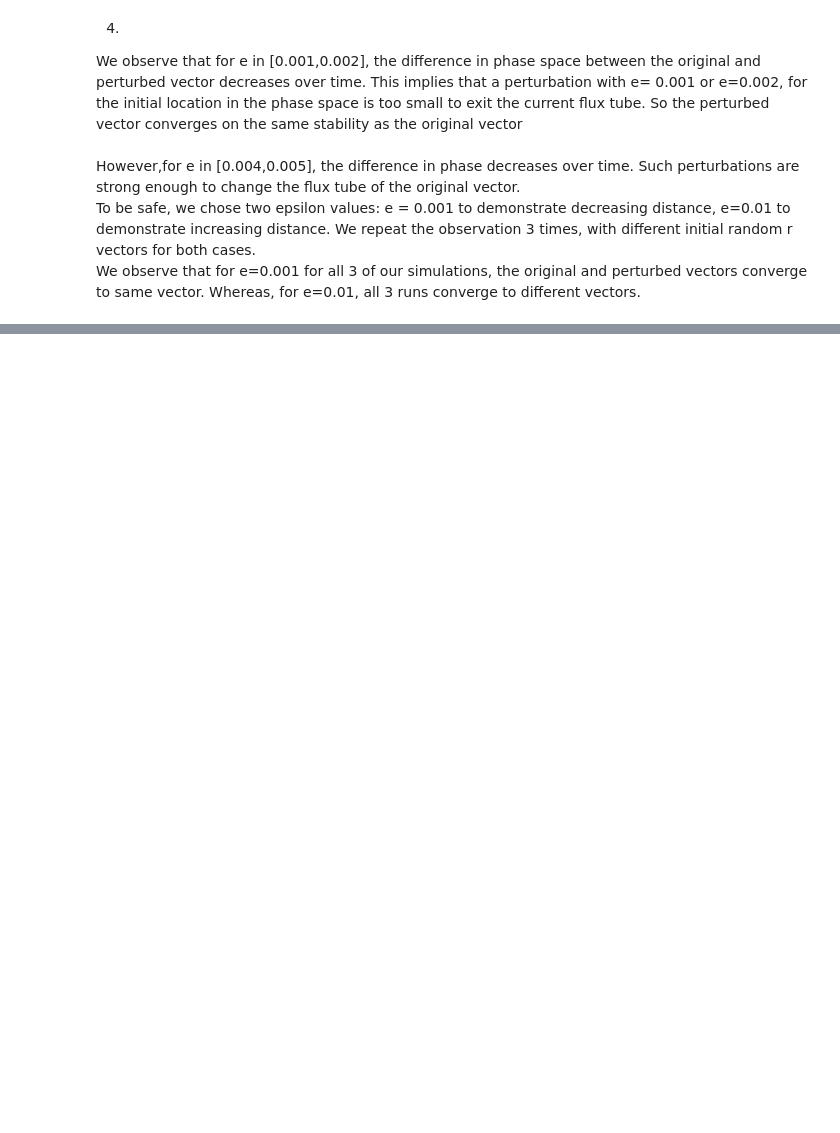
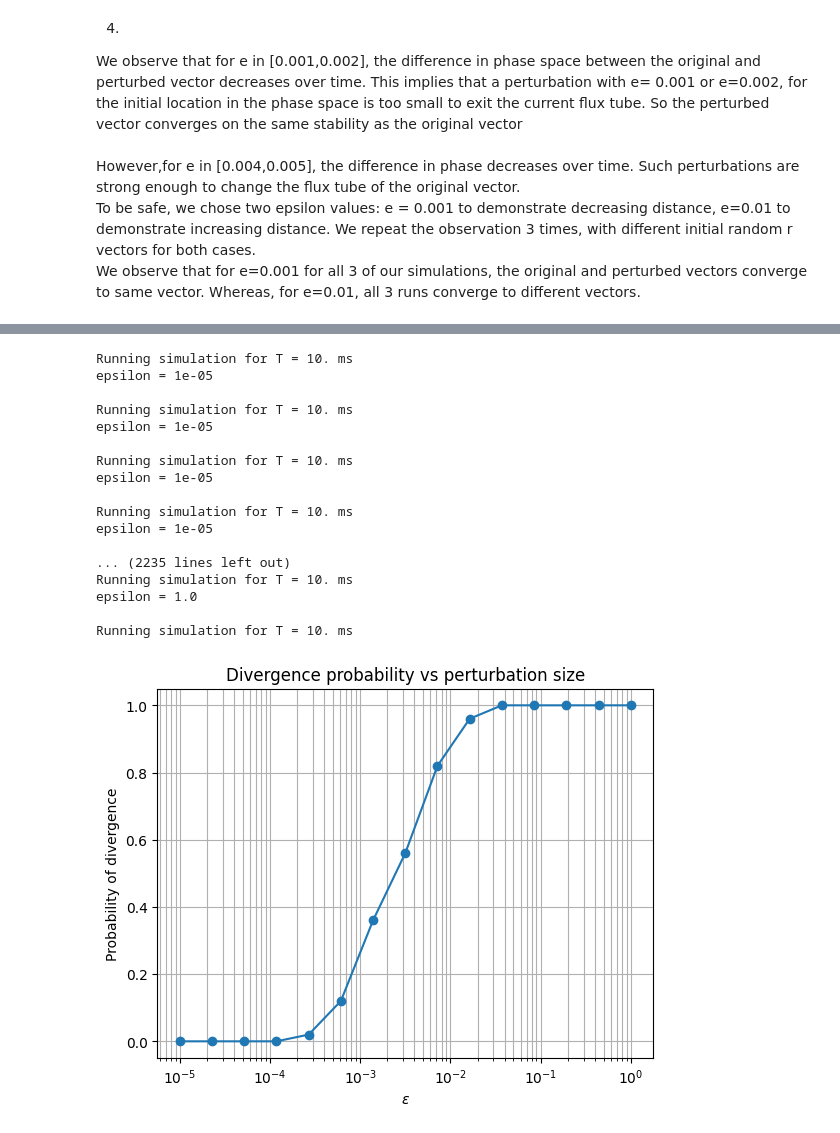
Before and after one commit to ulasayyilmaz/Stability_and_Chaos, a Jupyter notebook: Stab_Chaos_Ulas.ipynb, the cells around one changed output, grey strips where cells are left out. Drawn from its saved outputs; the diff is of its cells as text; code cells hidden in the pictures; blank space fills up the shorter version.

```diff
--- a/Stab_Chaos_Ulas.ipynb
+++ b/Stab_Chaos_Ulas.ipynb
@@ -193,2 +205,2 @@ def simulate_epsilon_differences(eps_array,V0,runtime):
 # %%
-simulate_epsilon_differences(epsilon_array,V_0,20*ms)
+# simulate_epsilon_differences(epsilon_array,V_0,20*ms)
@@ -228,5 +217,5 @@ We observe that for e=0.001 for all 3 of our simulations, the original and pertu
 # reproduce epsilon = 0.001, and epsilon = 0.005 for 3 observations.
 epsilon_array1=[0.001] * 3
 epsilon_array2=[0.01] * 3
-simulate_epsilon_differences(epsilon_array1,V_0,20*ms)
-simulate_epsilon_differences(epsilon_array2,V_0,20*ms)
+# simulate_epsilon_differences(epsilon_array1,V_0,20*ms)
+# simulate_epsilon_differences(epsilon_array2,V_0,20*ms)
@@ -259,0 +222,34 @@ Running simulation for T = 20. ms
+# %%
+# repeat with 15 values of e between 10^-5 and 10^0 (logscale separated)
+# for multiple realizations. Asses for each e, number of realizations where difference D_phi(t) doesn't go to zero.
+# i.e. (test final value of D_phi(t) different than D_phi(0))
+
+eps_array = np.logspace(-5, 0, 15)
+eps, prob = simulate_epsilon_differences(eps_array, 50, V_0, runtime)
+
+plt.figure()
+plt.semilogx(eps, prob, marker='o')
+plt.xlabel(r'$\epsilon$')
+plt.ylabel('Probability of divergence')
+plt.title('Divergence probability vs perturbation size')
+plt.grid(True, which='both')
+plt.show()
+# %% [output]
+Running simulation for T = 10. ms
+epsilon = 1e-05
+
+Running simulation for T = 10. ms
+epsilon = 1e-05
+
+Running simulation for T = 10. ms
+epsilon = 1e-05
+
+Running simulation for T = 10. ms
+epsilon = 1e-05
+
+... (2235 lines left out)
+Running simulation for T = 10. ms
+epsilon = 1.0
+
+Running simulation for T = 10. ms
+[figure, added]
```
Also changed, not shown: parts of 6 cells of this notebook.
